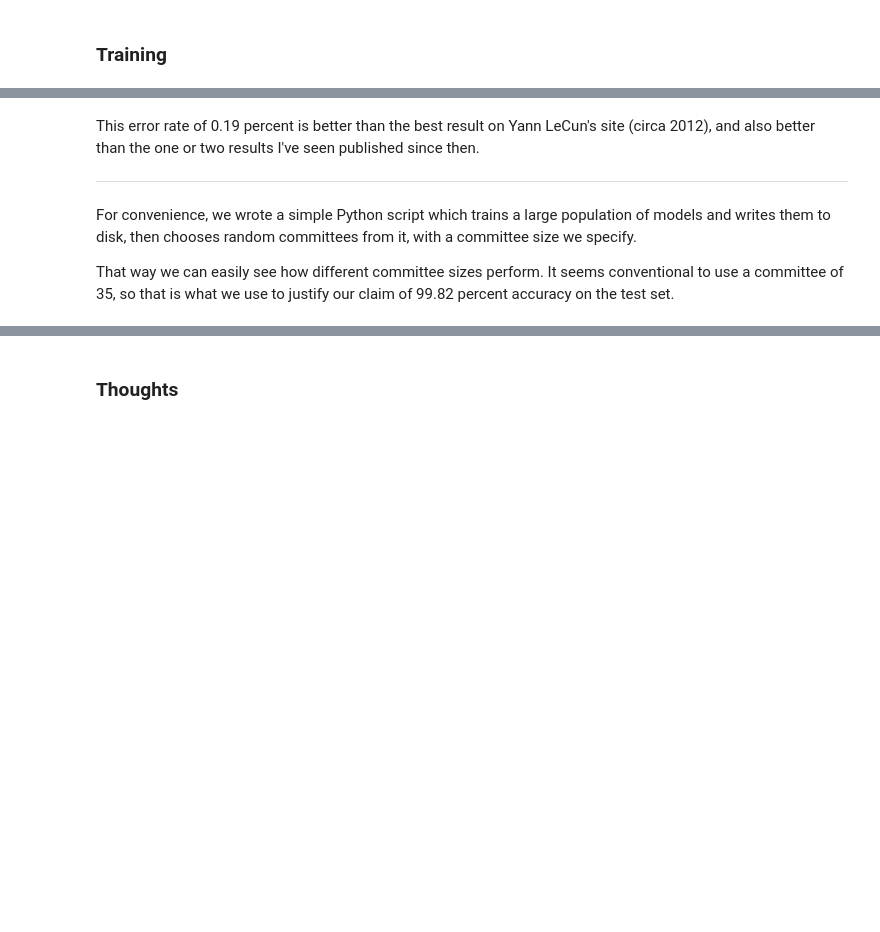
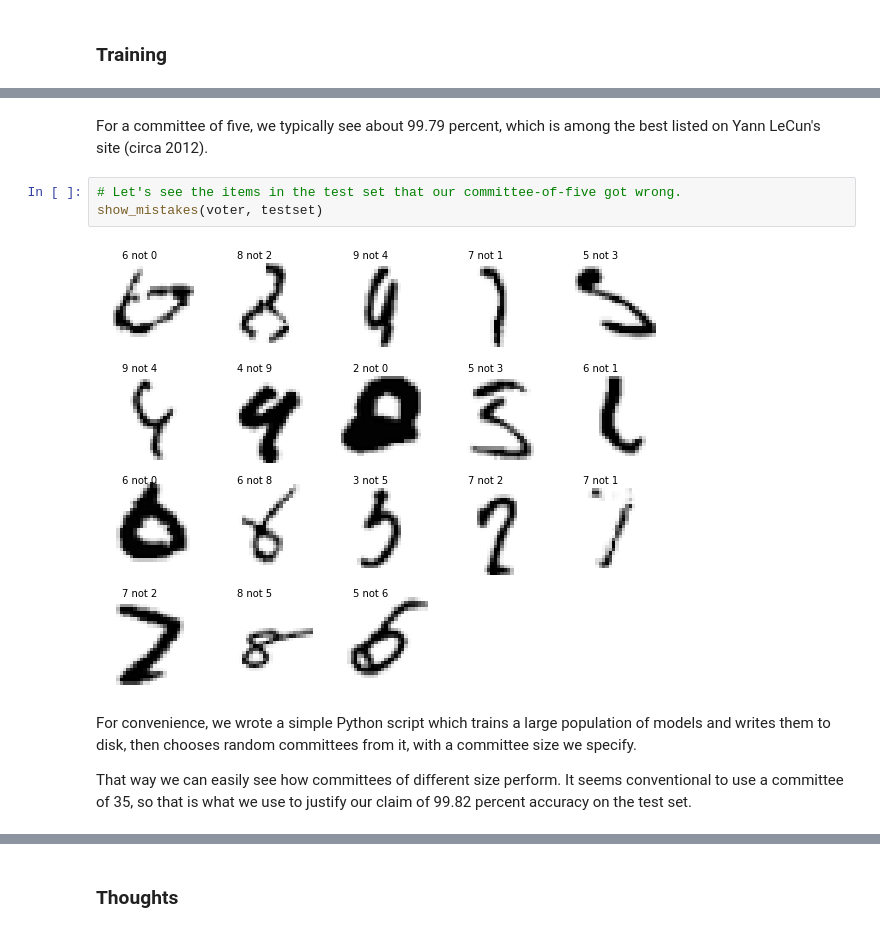
Before and after one commit to ttdoucet/mnist, a Jupyter notebook: mnist.ipynb, the cells around one changed output, grey strips where cells are left out. Saved outputs shown, nothing was run; the diff lists cells and outputs as text; blank space fills up the shorter version.

```diff
--- a/mnist.ipynb
+++ b/mnist.ipynb
@@ -165,9 +164,12 @@ Committee of 5 accuracy: 99.81%
+# %% [markdown]
+For a committee of five, we typically see about 99.79 percent, which is among the best listed on Yann LeCun's site (circa 2012).
+# %%
+# Let's see the items in the test set that our committee-of-five got wrong.
+show_mistakes(voter, testset)
+# %% [output]
+[figure, added]
 # %% [markdown]
-This error rate of 0.19 percent is better than the best result on Yann LeCun's site (circa 2012), and also better than the one or two results I've seen published since then.
-
----
-
 For convenience, we wrote a simple Python script which trains a large population of models and writes them to disk, then chooses random committees from it, with a committee size we specify.
 
-That way we can easily see how different committee sizes perform.  It seems conventional to use a committee of 35, so that is what we use to justify our claim of 99.82 percent accuracy on the test set.
+That way we can easily see how committees of different size perform.  It seems conventional to use a committee of 35, so that is what we use to justify our claim of 99.82 percent accuracy on the test set.
 # %%
```
Also changed, not shown: parts of 22 cells of this notebook, 1 other file.
